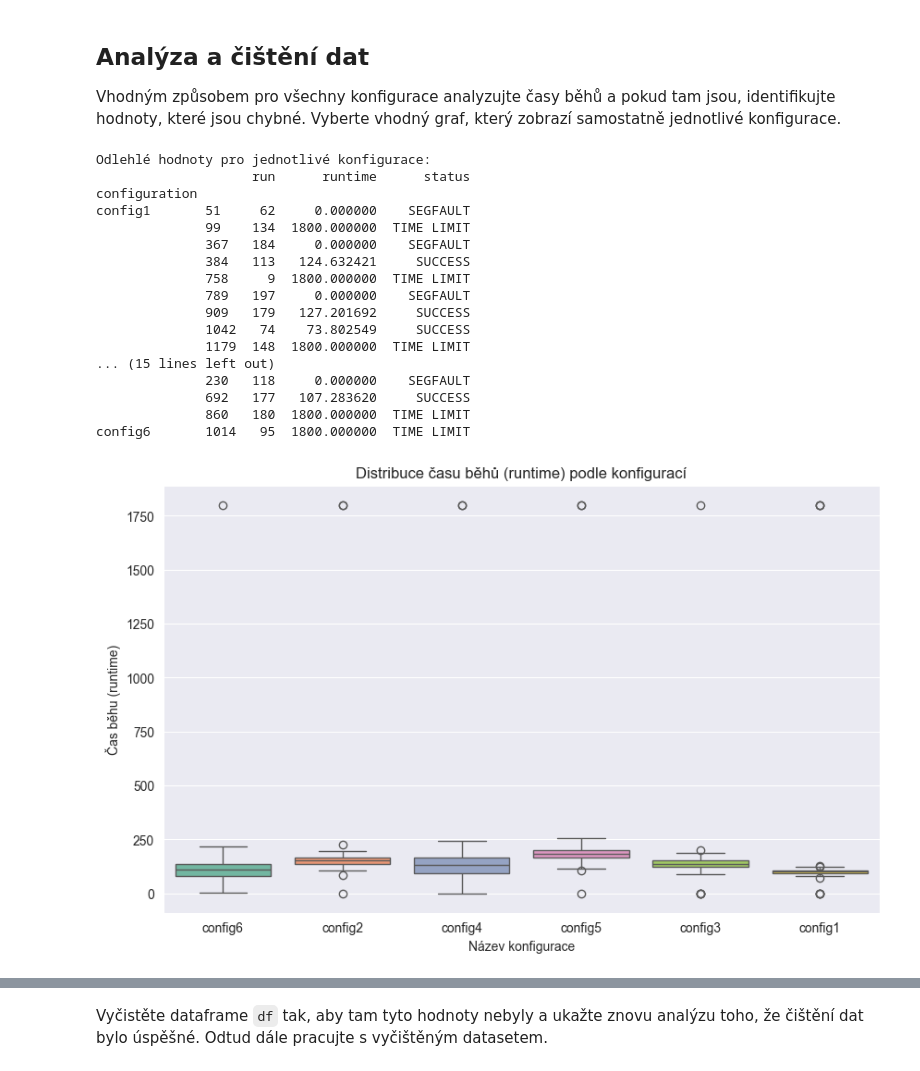
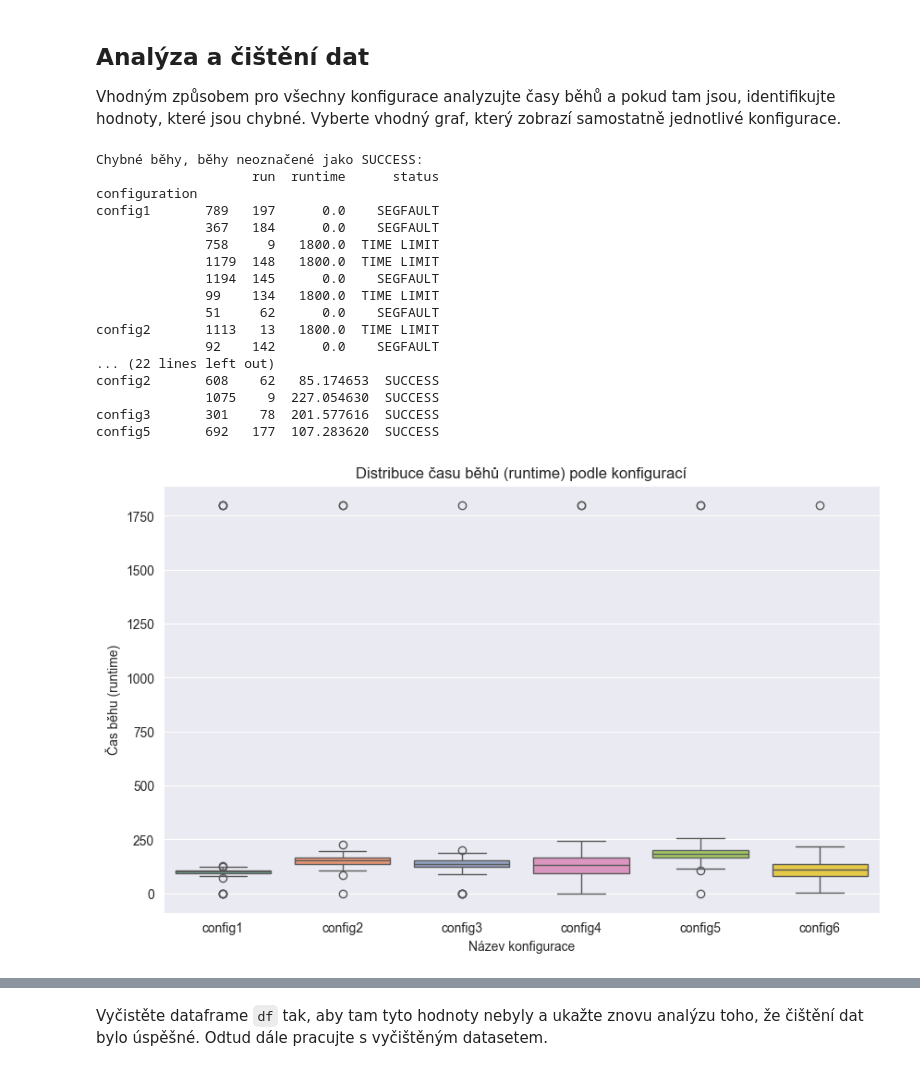
Before and after one commit to richardkocian/MSP-proj1, a Jupyter notebook: proj1.ipynb, the cells around one changed output, grey strips where cells are left out. Saved outputs shown, nothing was run; the diff lists cells and outputs as text; code cells hidden in the pictures.

```diff
--- a/proj1.ipynb
+++ b/proj1.ipynb
@@ -81,59 +81,54 @@ df
 ## Analýza a čištění dat
 Vhodným způsobem pro všechny konfigurace analyzujte časy běhů a pokud tam jsou, identifikujte hodnoty, které jsou chybné. Vyberte vhodný graf, který zobrazí samostatně jednotlivé konfigurace.
 # %%
+df = df.sort_values(by="configuration")
+
+def not_success_fun(df):
+    return df[df["status"] != "SUCCESS"]
+not_success = df.groupby("configuration").apply(not_success_fun, include_groups=False)
+print("Chybné běhy, běhy neoznačené jako SUCCESS:")
+print(not_success)
+print("\n")
 # Detekce odlehlých hodnot pomocí interkvartilového rozpětí (IQR)
 def detect_outliers(df):
     Q1 = df["runtime"].quantile(0.25)
     Q3 = df["runtime"].quantile(0.75)
     IQR = Q3 - Q1
     lower_bound = Q1 - 1.5 * IQR
     upper_bound = Q3 + 1.5 * IQR
     return df[(df["runtime"] < lower_bound) | (df["runtime"] > upper_bound)]
 
-outliers = df.groupby("configuration").apply(detect_outliers, include_groups=False)
-print("Odlehlé hodnoty pro jednotlivé konfigurace:")
+df_success = df[df['status'] == 'SUCCESS']
+outliers = df_success.groupby("configuration").apply(detect_outliers, include_groups=False)
+print("Chybné běhy jako odlehlé hodnoty pro jednotlivé běhy konfigurací, které byly ozančeny jako SUCCESS:")
 print(outliers)
 
 # Vizualizace pomocí box plotu pro runtime podle konfigurací
 plt.figure(figsize=(10, 6))
 sns.boxplot(x="configuration", y="runtime", data=df, palette="Set2", hue="configuration")
 plt.title("Distribuce času běhů (runtime) podle konfigurací")
 plt.xlabel("Název konfigurace")
 plt.ylabel("Čas běhu (runtime)")
 plt.show()
-
-# plt.figure(figsize=(10, 6))
-# sns.boxplot(x="configuration", y="runtime", data=df[df["status"] != "TIME LIMIT"])
-# plt.title("Distribuce času běhů (runtime) podle konfigurací pouze se SUCCESS a SEG FAULT")
-# plt.xlabel("Název konfigurace")
-# plt.ylabel("Čas běhu (runtime)")
-# plt.show()
-#
-# plt.figure(figsize=(10, 6))
-# sns.boxplot(x="configuration", y="runtime", data=df[df["status"] == "SUCCESS"])
-# plt.title("Distribuce času běhů (runtime) podle konfigurací pouze se SUCCESS")
-# plt.xlabel("Název konfigurace")
-# plt.ylabel("Čas běhu (runtime)")
-# plt.show()
 # %% [output]
-Odlehlé hodnoty pro jednotlivé konfigurace:
-                    run      runtime      status
+Chybné běhy, běhy neoznačené jako SUCCESS:
+                    run  runtime      status
 configuration
-config1       51     62     0.000000    SEGFAULT
-              99    134  1800.000000  TIME LIMIT
-              367   184     0.000000    SEGFAULT
-              384   113   124.632421     SUCCESS
-              758     9  1800.000000  TIME LIMIT
-              789   197     0.000000    SEGFAULT
-              909   179   127.201692     SUCCESS
-              1042   74    73.802549     SUCCESS
-              1179  148  1800.000000  TIME LIMIT
-... (15 lines left out)
-              230   118     0.000000    SEGFAULT
-              692   177   107.283620     SUCCESS
-              860   180  1800.000000  TIME LIMIT
-config6       1014   95  1800.000000  TIME LIMIT
+config1       789   197      0.0    SEGFAULT
+              367   184      0.0    SEGFAULT
+              758     9   1800.0  TIME LIMIT
+              1179  148   1800.0  TIME LIMIT
+              1194  145      0.0    SEGFAULT
+              99    134   1800.0  TIME LIMIT
+              51     62      0.0    SEGFAULT
+config2       1113   13   1800.0  TIME LIMIT
+              92    142      0.0    SEGFAULT
+... (22 lines left out)
+config2       608    62   85.174653  SUCCESS
+              1075    9  227.054630  SUCCESS
+config3       301    78  201.577616  SUCCESS
+config5       692   177  107.283620  SUCCESS
-[figure, old version]
+[figure, new version]
 # %% [markdown]
 __OTÁZKA K DOPLNĚNÍ:__
 
```
Also changed, not shown: parts of 10 cells of this notebook.
